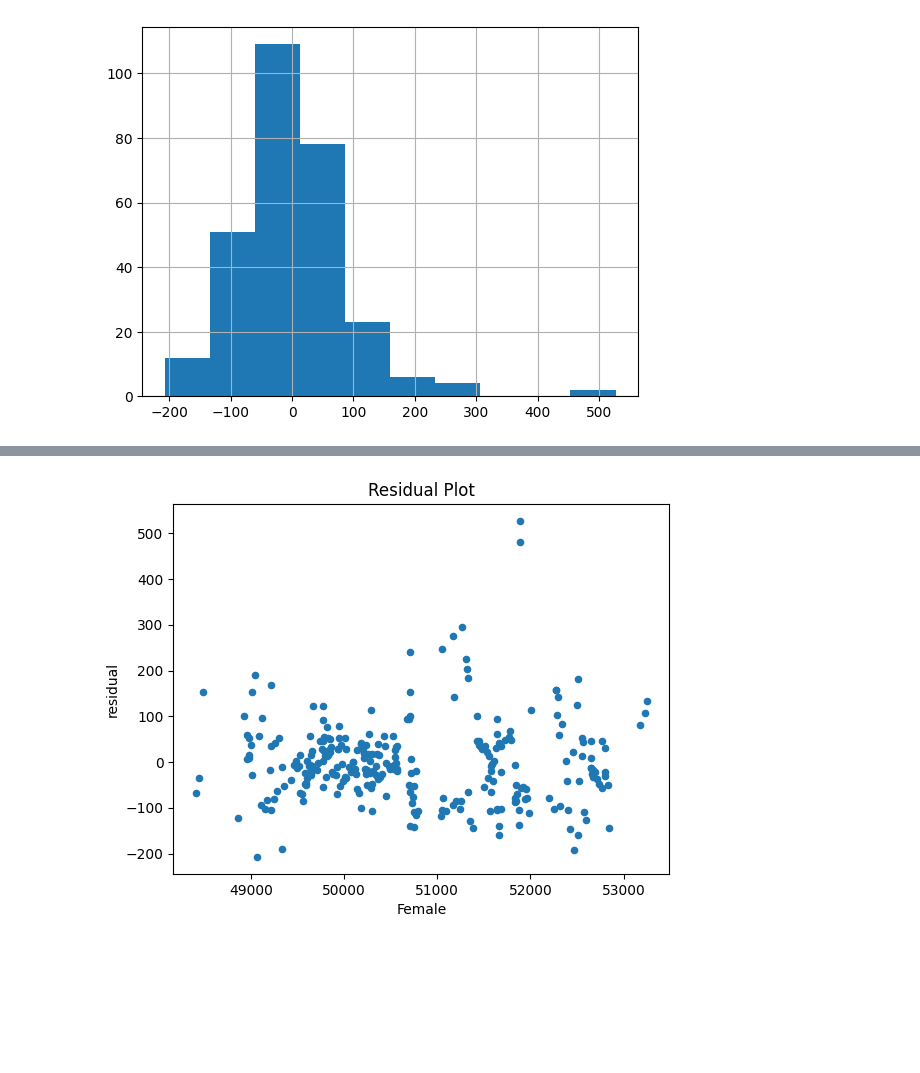
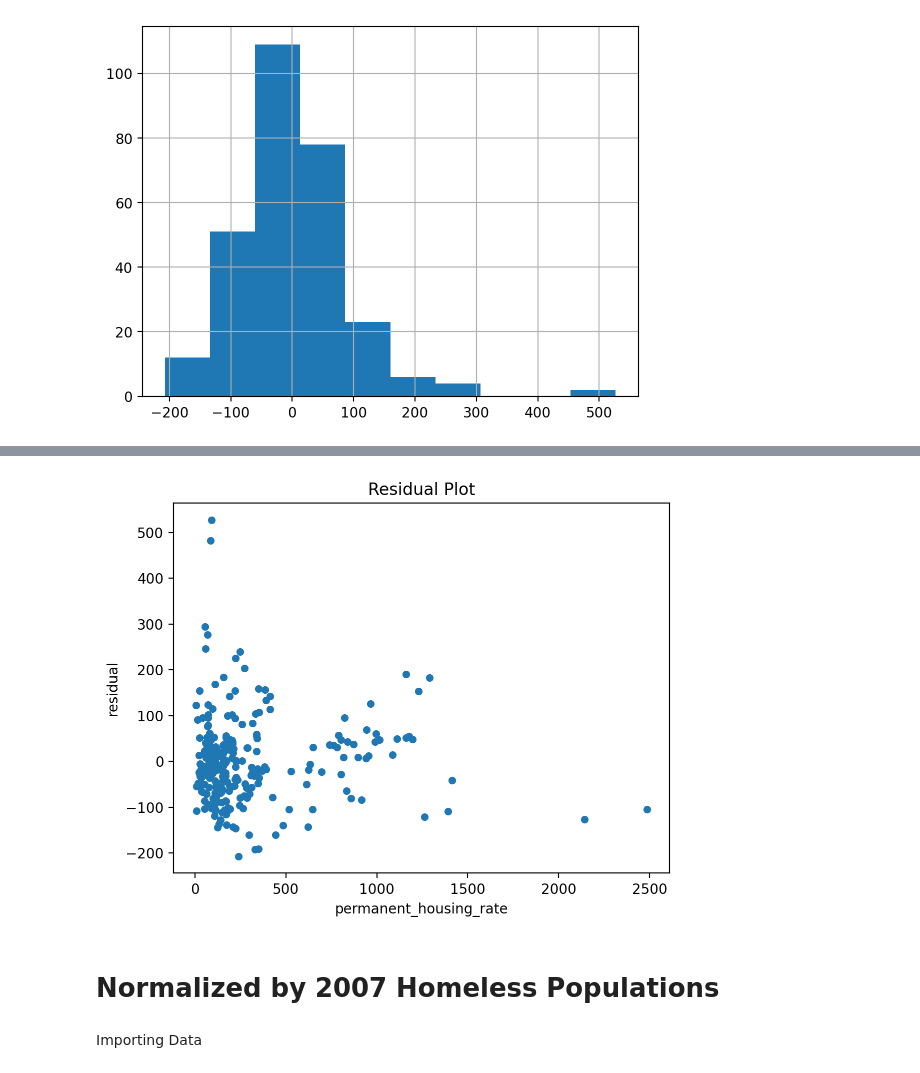
Before and after one commit to heath3rq/Python_Homelessness-Causal-Inference-Analysis, a Jupyter notebook: 10_code/50_modeling.ipynb, the cells around one changed output, grey strips where cells are left out. Saved outputs shown, nothing was run; the diff lists cells and outputs as text; code cells hidden in the pictures; blank space fills up the shorter version.

```diff
--- a/10_code/50_modeling.ipynb
+++ b/10_code/50_modeling.ipynb
@@ -31,8 +36,8 @@ data.head()
 | 4 | AZ-502 | Phoenix,Mesa/Maricopa | 2011 | 82.933995 | 150.463014 | 98699.221313 | 8500.0 | ... |
 # %%
 mod = PanelOLS.from_formula(
-    "homeless_rate ~ permanent_housing_rate + Population + poverty_rate + unemployment_rate + drug_death_rate + suicide_death_rate"
-    "+ White + african_american + american_indian_n_alaska_native + asian + pacific_islander + multiple_races + Female + Hispanic"
+    "homeless_rate ~ 1 + permanent_housing_rate + Population + poverty_rate + unemployment_rate + drug_death_rate + suicide_death_rate + Female + Hispanic"
+    "+ african_american + american_indian_n_alaska_native + asian + pacific_islander + multiple_races"
     "+ EntityEffects + TimeEffects",
     data=data.set_index(["CoC Number", "Year"]),
     drop_absorbed=True,
@@ -77,3 +82,10 @@ F-test for Poolability: 14.450
 P-value: 0.0000
 Distribution: F(32,239)
 Included effects: Entity, Time
+# %%
+test_mod1 = PanelOLS.from_formula(
+    "permanent_housing_rate ~ 1 + EntityEffects + TimeEffects",
+    data=data.set_index(["CoC Number", "Year"]),
+    drop_absorbed=True,
+).fit(cov_type="clustered")
+test_mod1.summary
@@ -79,0 +118,7 @@ Included effects: Entity, Time
+# %%
+test_mod2 = PanelOLS.from_formula(
+    "Female ~ 1 + Male",
+    data=data.set_index(["CoC Number", "Year"]),
+    drop_absorbed=True,
+).fit(cov_type="clustered")
+test_mod2.summary
@@ -185,3 +272,17 @@ mod.resids.hist()
 plt.show()
 # %% [output]
 [figure]
+# %%
+fig, (ax1, ax2) = plt.subplots(nrows=1, ncols=2, figsize=(12,4))
+
+# Residual plot
+pd.concat(
+    (data.set_index(["CoC Number", "Year"]).loc[:, "Female"], mod.resids), axis=1
+).rename(columns={0: "residuals"}).plot.scatter(
+    "Female", "residual", title="Residual Plot", ax=ax1)
+
+# qq plot
+sm.qqplot(mod.resids, stats.t, fit=True, line="45", ax=ax2)
+ax2.set_title("QQ Plot")
+
+plt.show()
@@ -188,9 +291,17 @@ plt.show()
 # %%
 pd.concat(
-    (data.set_index(["CoC Number", "Year"]).loc[:, "Female"], mod.resids), axis=1
+    (
+        data.set_index(["CoC Number", "Year"]).loc[:, "permanent_housing_rate"],
+        mod.resids,
+    ),
+    axis=1,
 ).rename(columns={0: "residuals"}).plot.scatter(
-    "Female", "residual", title="Residual Plot"
+    "permanent_housing_rate", "residual", title="Residual Plot"
 )
 plt.show()
 # %% [output]
-[figure, old version]
+[figure, new version]
+# %% [markdown]
+# Normalized by 2007 Homeless Populations
+# %% [markdown]
+Importing Data
```
Also changed, not shown: parts of 27 cells of this notebook, 2 other files.
